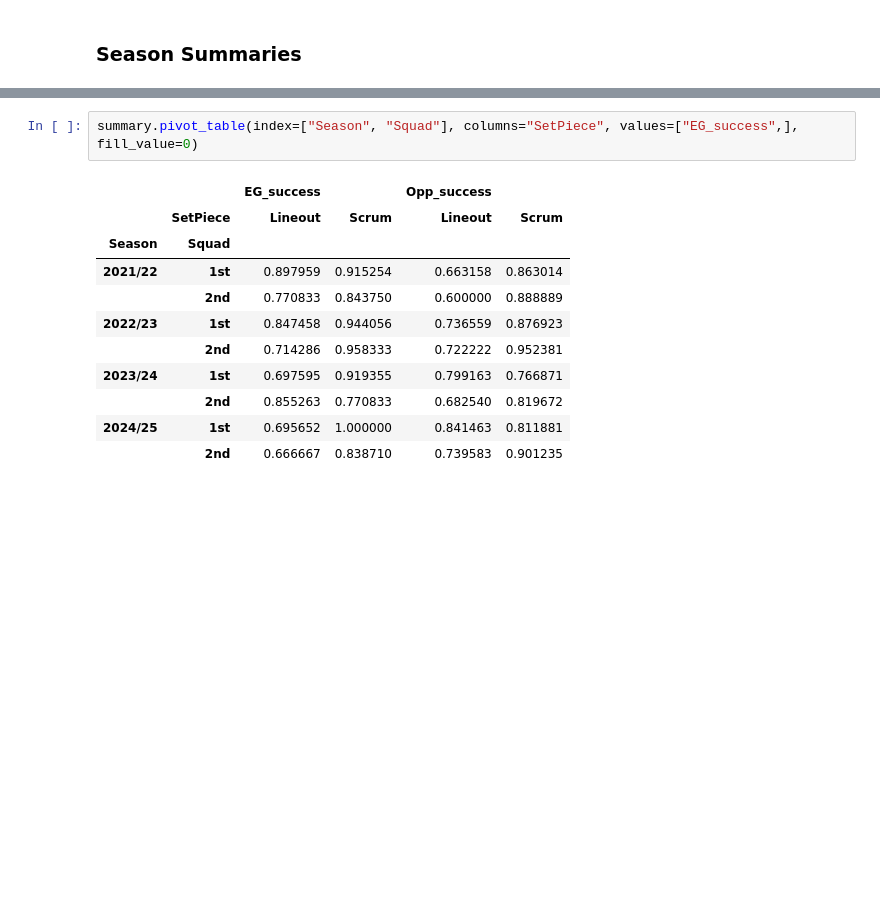
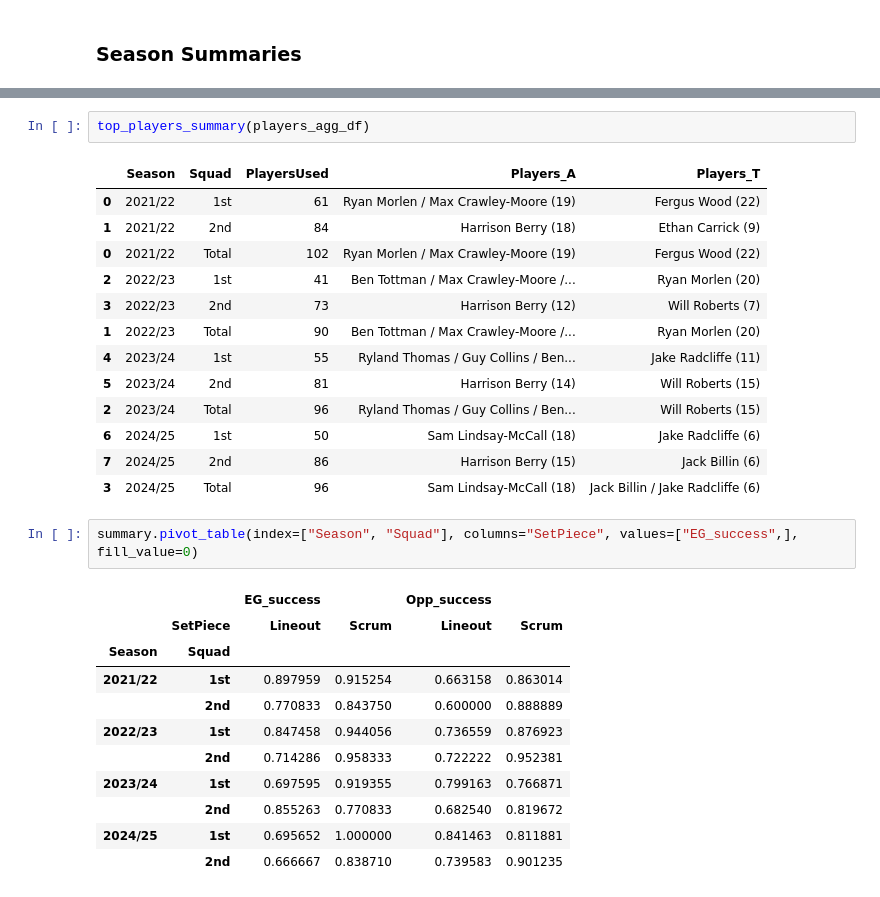
Before and after one commit to samnlindsay/egrfc-stats, a Jupyter notebook: Analysis.ipynb, the cells around one changed output, grey strips where cells are left out. Cells and saved outputs as stored; diff of their text form; blank space fills up the shorter version.

```diff
--- a/Analysis.ipynb
+++ b/Analysis.ipynb
@@ -162,3 +117,19 @@ summary
+# %%
+top_players_summary(players_agg_df)
+# %% [output]
+|  | Season | Squad | PlayersUsed | Players_A | Players_T |
+| 0 | 2021/22 | 1st | 61 | Ryan Morlen / Max Crawley-Moore (19) | Fergus Wood (22) |
+| 1 | 2021/22 | 2nd | 84 | Harrison Berry (18) | Ethan Carrick (9) |
+| 0 | 2021/22 | Total | 102 | Ryan Morlen / Max Crawley-Moore (19) | Fergus Wood (22) |
+| 2 | 2022/23 | 1st | 41 | Ben Tottman / Max Crawley-Moore /... | Ryan Morlen (20) |
+| 3 | 2022/23 | 2nd | 73 | Harrison Berry (12) | Will Roberts (7) |
+| 1 | 2022/23 | Total | 90 | Ben Tottman / Max Crawley-Moore /... | Ryan Morlen (20) |
+| 4 | 2023/24 | 1st | 55 | Ryland Thomas / Guy Collins / Ben... | Jake Radcliffe (11) |
+| 5 | 2023/24 | 2nd | 81 | Harrison Berry (14) | Will Roberts (15) |
+| 2 | 2023/24 | Total | 96 | Ryland Thomas / Guy Collins / Ben... | Will Roberts (15) |
+| 6 | 2024/25 | 1st | 50 | Sam Lindsay-McCall (18) | Jake Radcliffe (6) |
+| 7 | 2024/25 | 2nd | 86 | Harrison Berry (15) | Jack Billin (6) |
+| 3 | 2024/25 | Total | 96 | Sam Lindsay-McCall (18) | Jack Billin / Jake Radcliffe (6) |
 # %%
 summary.pivot_table(index=["Season", "Squad"], columns="SetPiece", values=["EG_success",], fill_value=0)
 # %% [output]
```
Also changed, not shown: parts of 7 cells of this notebook, 9 other files.
